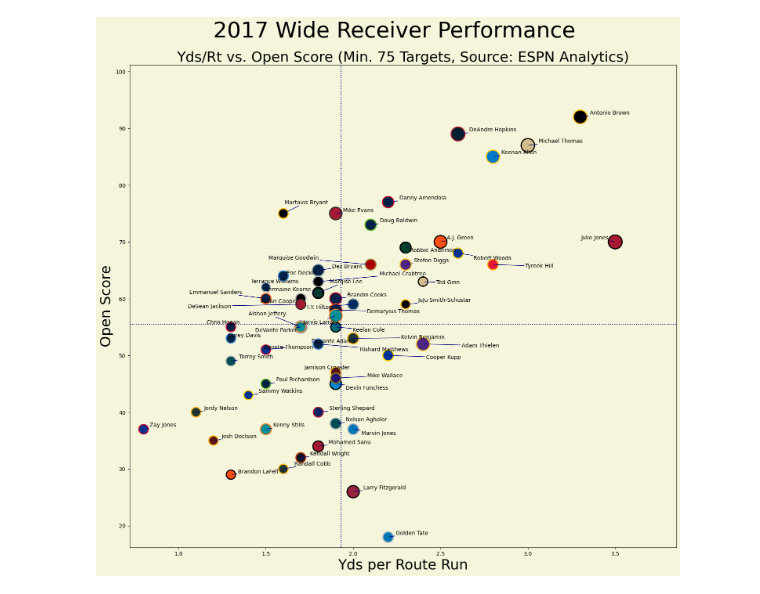
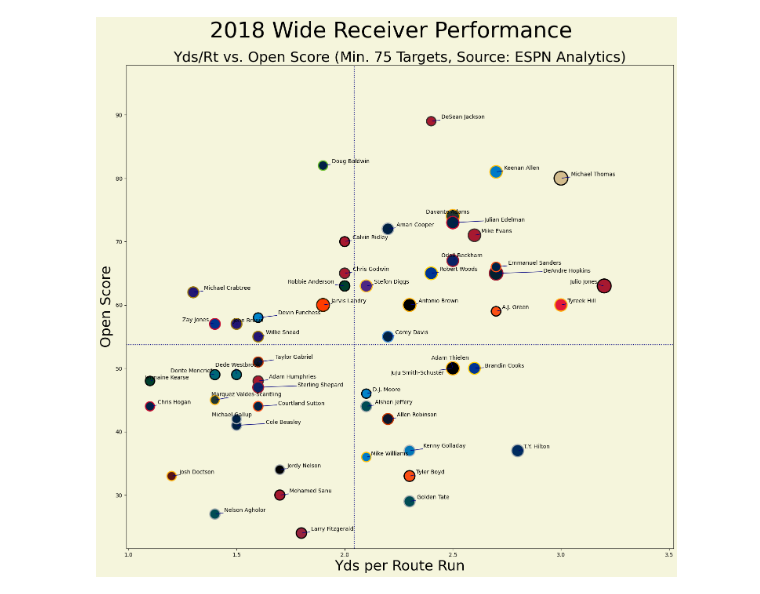
Before and after one commit to tbryan2/visualization-toolbox, a Jupyter notebook: nfl/notebooks/espn_receivers.ipynb, the cells around one changed output. Cells and saved outputs as stored; diff of their text form; code cells hidden in the pictures.

Commit message:
receivers all years

```diff
--- a/nfl/notebooks/espn_receivers.ipynb
+++ b/nfl/notebooks/espn_receivers.ipynb
@@ -11,7 +11,7 @@ import nfl_data_py as nfl
 # %%
 receivers = pd.read_csv('../data/espn_receiver_stats.csv')
 # %%
-receivers = receivers[receivers['Year'] == 2017].reset_index(drop=True)
+receivers = receivers[receivers['Year'] == 2018].reset_index(drop=True)
 # %%
 receivers
 # %% [output]
@@ -69,36 +69,36 @@ adjust_text_params = {
 }
 adjust_text(**adjust_text_params)
 
-plt.suptitle("2017 Wide Receiver Performance",
+plt.suptitle("2018 Wide Receiver Performance",
              fontsize=40, y=0.95, ha='center')
 plt.title("Yds/Rt vs. Open Score (Min. 75 Targets, Source: ESPN Analytics)",
           fontsize=26, y=1.0, ha='center')
 plt.xlabel('Yds per Route Run', fontsize=26)
 plt.ylabel('Open Score', fontsize=26)
 
 # make the axes limits +10% of the max value
 x_max = receivers['Yds/Rt'].max()
 y_max = receivers['Open'].max()
 
 # make the axes minimums -10% of the max value
 x_min = receivers['Yds/Rt'].min()
 y_min = receivers['Open'].min()
 
 # set the axes limits
 plt.xlim(x_min * 0.9, x_max * 1.1)
 plt.ylim(y_min * 0.9, y_max * 1.1)
 
 # Draw horizontal and vertical lines at the mean of each axis
 mean_y = receivers['Open'].mean()
 mean_x = receivers['Yds/Rt'].mean()
 
 plt.axhline(mean_y, color='navy', linestyle='dotted')
 plt.axvline(mean_x, color='navy', linestyle='dotted')
 
 # Save the plot as a high-quality image
-plt.savefig('../images/espn_wrs_Open17.png', dpi=300, bbox_inches='tight')
+plt.savefig('../images/espn_wrs_Open18.png', dpi=300, bbox_inches='tight')
 
 # Show the plot
 plt.show()
 # %% [output]
-[figure, old version]
+[figure, new version]
```
Also changed, not shown: parts of 1 cell of this notebook, 4 other files.
